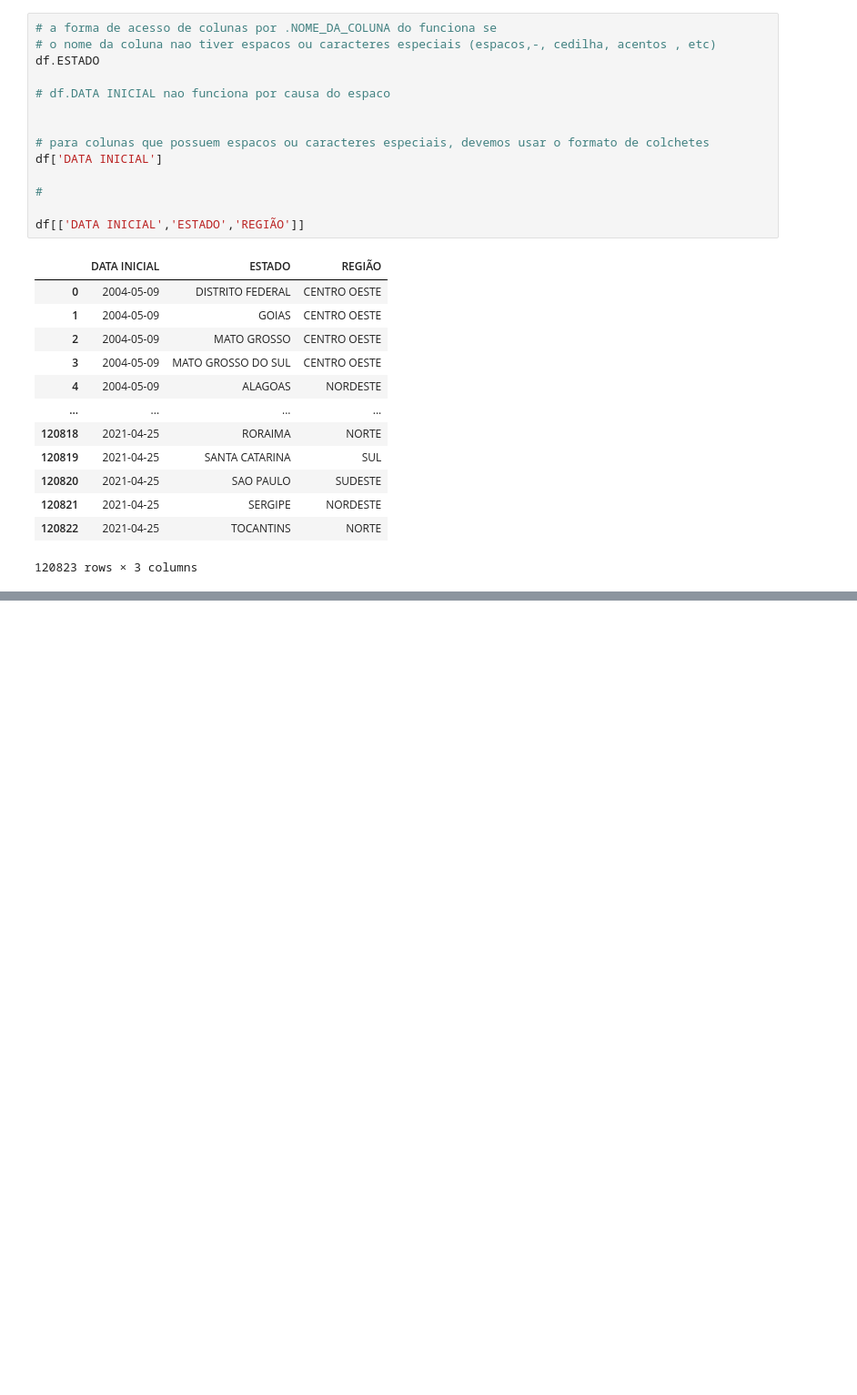
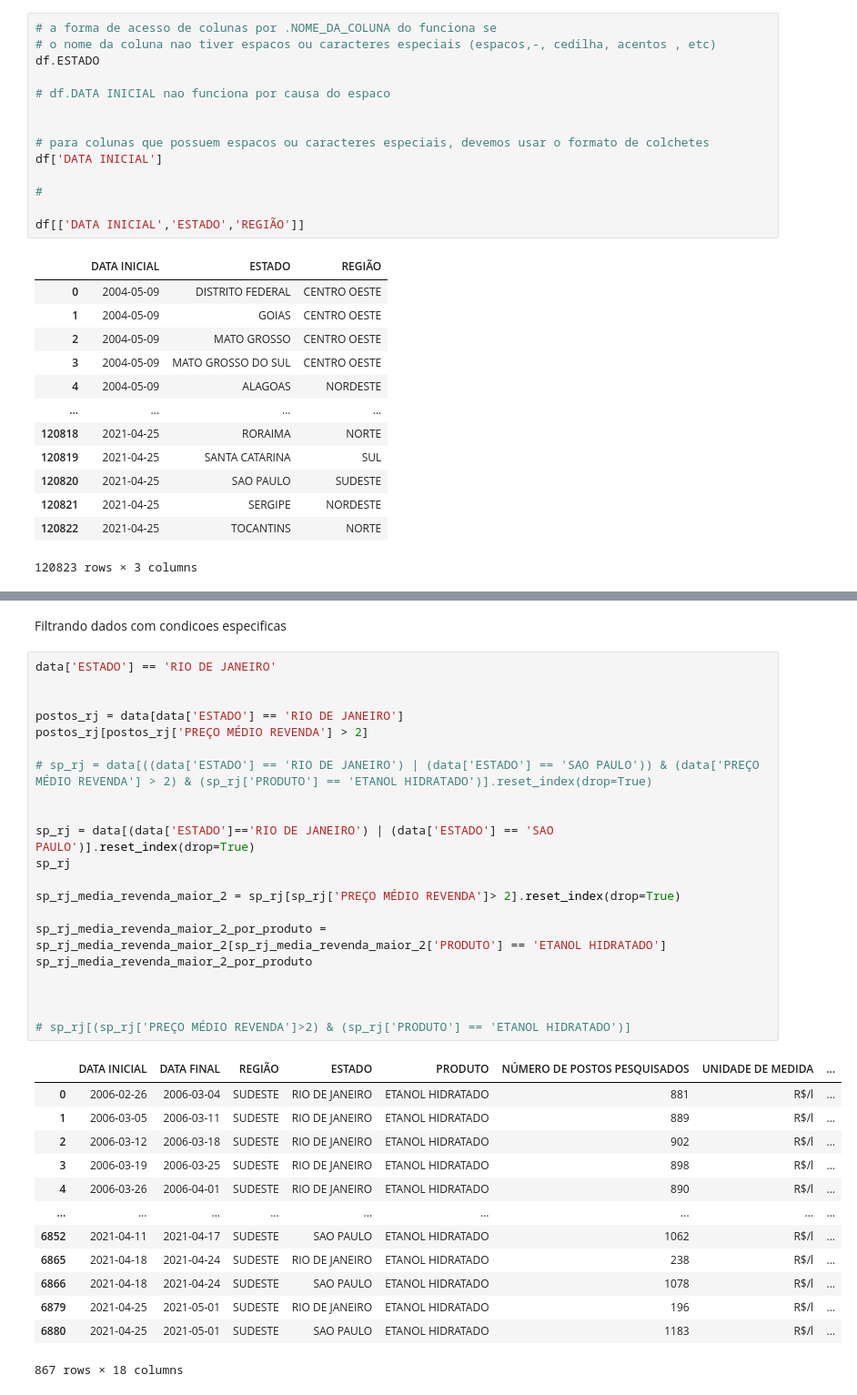
Before and after one commit to GeanMFSena/Exercicios-Universidade-dos-Dados---Python, a Jupyter notebook: manipulacao_de_dados.ipynb, the cells around one changed output, grey strips where cells are left out. Shown at 91% size. Cells and saved outputs as stored; diff of their text form; blank space fills up the shorter version.

```diff
--- a/manipulacao_de_dados.ipynb
+++ b/manipulacao_de_dados.ipynb
@@ -128,0 +169,37 @@ df.to_csv('./datasets/dados_limpos_de_preco_gas.csv', index=False)
+# %% [markdown]
+Filtrando dados com condicoes especificas
+# %%
+data['ESTADO'] == 'RIO DE JANEIRO'
+
+
+postos_rj = data[data['ESTADO'] == 'RIO DE JANEIRO']
+postos_rj[postos_rj['PREÇO MÉDIO REVENDA'] > 2]
+
+# sp_rj = data[((data['ESTADO'] == 'RIO DE JANEIRO') | (data['ESTADO'] == 'SAO PAULO')) & (data['PREÇO MÉDIO REVENDA'] > 2) & (sp_rj['PRODUTO'] == 'ETANOL HIDRATADO')].reset_index(drop=True)
+
+
+sp_rj = data[(data['ESTADO']=='RIO DE JANEIRO') | (data['ESTADO'] == 'SAO PAULO')].reset_index(drop=True)
+sp_rj
+
+sp_rj_media_revenda_maior_2 = sp_rj[sp_rj['PREÇO MÉDIO REVENDA']> 2].reset_index(drop=True)
+
+sp_rj_media_revenda_maior_2_por_produto = sp_rj_media_revenda_maior_2[sp_rj_media_revenda_maior_2['PRODUTO'] == 'ETANOL HIDRATADO']
+sp_rj_media_revenda_maior_2_por_produto
+
+
+
+# sp_rj[(sp_rj['PREÇO MÉDIO REVENDA']>2) & (sp_rj['PRODUTO'] == 'ETANOL HIDRATADO')]
+# %% [output]
+|  | DATA INICIAL | DATA FINAL | REGIÃO | ESTADO | PRODUTO | NÚMERO DE POSTOS PESQUISADOS | UNIDADE DE MEDIDA | ... |
+| 0 | 2006-02-26 | 2006-03-04 | SUDESTE | RIO DE JANEIRO | ETANOL HIDRATADO | 881 | R$/l | ... |
+| 1 | 2006-03-05 | 2006-03-11 | SUDESTE | RIO DE JANEIRO | ETANOL HIDRATADO | 889 | R$/l | ... |
+| 2 | 2006-03-12 | 2006-03-18 | SUDESTE | RIO DE JANEIRO | ETANOL HIDRATADO | 902 | R$/l | ... |
+| 3 | 2006-03-19 | 2006-03-25 | SUDESTE | RIO DE JANEIRO | ETANOL HIDRATADO | 898 | R$/l | ... |
+| 4 | 2006-03-26 | 2006-04-01 | SUDESTE | RIO DE JANEIRO | ETANOL HIDRATADO | 890 | R$/l | ... |
+| ... | ... | ... | ... | ... | ... | ... | ... | ... |
+| 6852 | 2021-04-11 | 2021-04-17 | SUDESTE | SAO PAULO | ETANOL HIDRATADO | 1062 | R$/l | ... |
+| 6865 | 2021-04-18 | 2021-04-24 | SUDESTE | RIO DE JANEIRO | ETANOL HIDRATADO | 238 | R$/l | ... |
+| 6866 | 2021-04-18 | 2021-04-24 | SUDESTE | SAO PAULO | ETANOL HIDRATADO | 1078 | R$/l | ... |
+| 6879 | 2021-04-25 | 2021-05-01 | SUDESTE | RIO DE JANEIRO | ETANOL HIDRATADO | 196 | R$/l | ... |
+| 6880 | 2021-04-25 | 2021-05-01 | SUDESTE | SAO PAULO | ETANOL HIDRATADO | 1183 | R$/l | ... |
+867 rows × 18 columns
```
Also changed, not shown: parts of 8 cells of this notebook.
